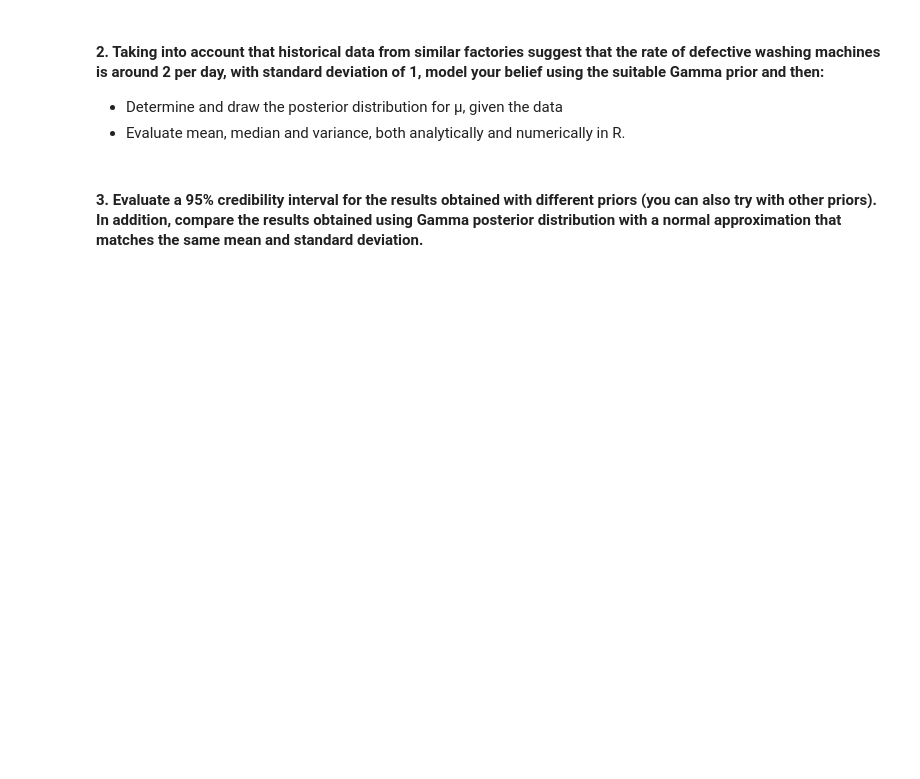
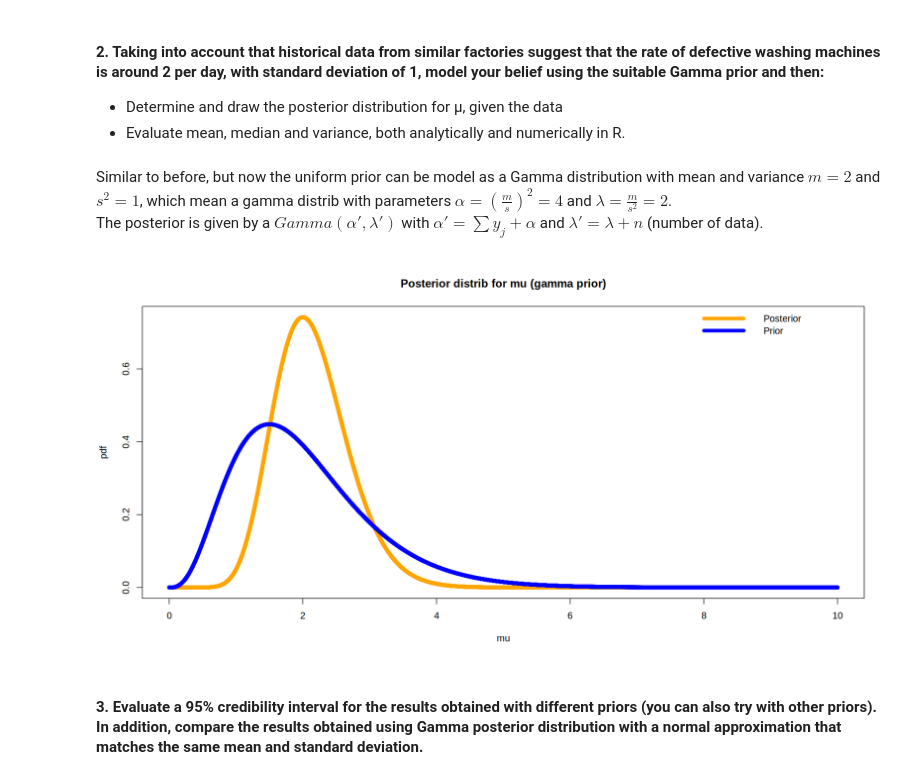
Before and after one commit to seccobenedetto/ex_Advanced_Statistics, a Jupyter notebook: lab_3/lab_3_test.ipynb, the cells around one changed output. Drawn from its saved outputs; the diff is of its cells as text; code cells hidden in the pictures; blank space fills up the shorter version.

```diff
--- a/lab_3/lab_3_test.ipynb
+++ b/lab_3/lab_3_test.ipynb
@@ -17,5 +63,33 @@ following number of defective products: x = (3, 0, 1, 5, 2).
 #### 2. Taking into account that historical data from similar factories suggest that the rate of defective washing machines is around 2 per day, with standard deviation of 1, model your belief using the suitable Gamma prior and then:
 - Determine and draw the posterior distribution for μ, given the data
 - Evaluate mean, median and variance, both analytically and numerically in R.
+# %% [markdown]
+Similar to before, but now the uniform prior can be model as a Gamma distribution with mean and variance
+$m=2$ and $s^2=1$, which mean a gamma distrib with parameters $\alpha= \left(  \frac{m}{s} \right)^2 = 4$ and $\lambda = \frac{m}{s^2}=2$.
+The posterior is given by a $Gamma(\alpha', \lambda')$ with $\alpha'= \sum y_j + \alpha$ and $\lambda' = \lambda + n$ (number of data).
+# %%
+# PARAMETERS:
+alpha2 <- sum(x) + 4
+lambda2 <- 2 + n
+
+# POSTERIOR:
+x_ax <- seq( 0, 10, 0.001 )
+mu_post = dgamma(x_ax, alpha2, lambda2)
+mu_prior = dgamma(x_ax, 4, 2)
+
+# PLOT:
+options(repr.plot.width = 14, repr.plot.height = 7)
+plot(x=x_ax, y=mu_post, type='p',col='orange',
+    xlab = "mu",
+    cex = 0.8,
+    ylab = "pdf",
+    main = "Posterior distrib for mu (gamma prior)" )
+
+points(x = x_ax, y = mu_prior, col = 'blue', cex = 0.8)
+
+legend("topright", legend = c("Posterior", "Prior"),
+       col = c("orange", "blue"), lwd = 6, bty = "n")
+# %% [output]
+[figure, added]
 # %% [markdown]
 #### 3. Evaluate a 95% credibility interval for the results obtained with different priors (you can also try with other priors). In addition, compare the results obtained using Gamma posterior distribution with a normal approximation that matches the same mean and standard deviation.
```
Also changed, not shown: parts of 15 cells of this notebook, 1 other file.
